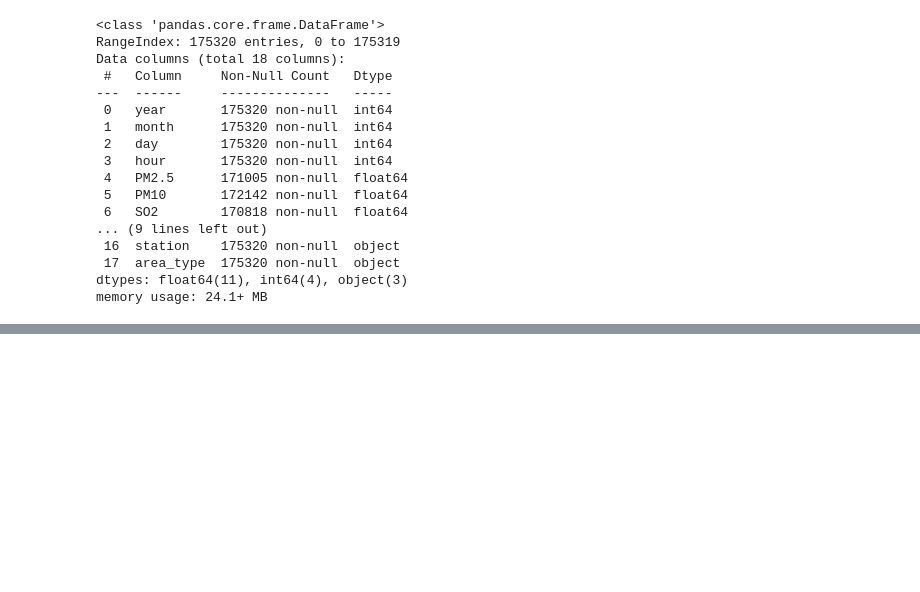
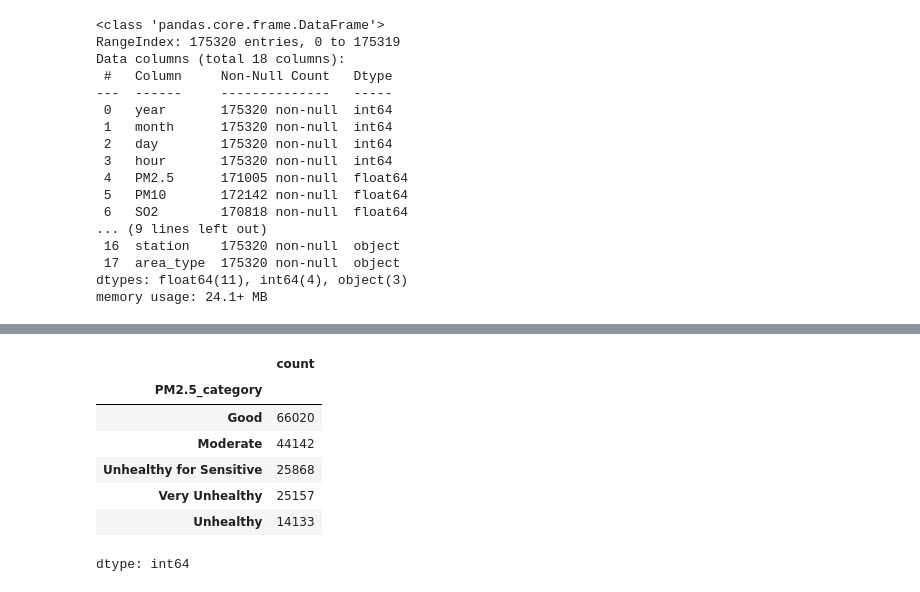
Before and after one commit to Sher-win/Programming-with-Data-Analysis, a Jupyter notebook: Data_Analytics_Project.ipynb, the cells around one changed output, grey strips where cells are left out. Cells and saved outputs as stored; diff of their text form; code cells hidden in the pictures; blank space fills up the shorter version.

```diff
--- a/Data_Analytics_Project.ipynb
+++ b/Data_Analytics_Project.ipynb
@@ -204,0 +387,11 @@ memory usage: 24.1+ MB
+# %%
+df['PM2.5_category'].value_counts()
+# %% [output]
+|  | count |
+| PM2.5_category |  |
+| Good | 66020 |
+| Moderate | 44142 |
+| Unhealthy for Sensitive | 25868 |
+| Very Unhealthy | 25157 |
+| Unhealthy | 14133 |
+dtype: int64
```
Also changed, not shown: parts of 23 cells of this notebook.
